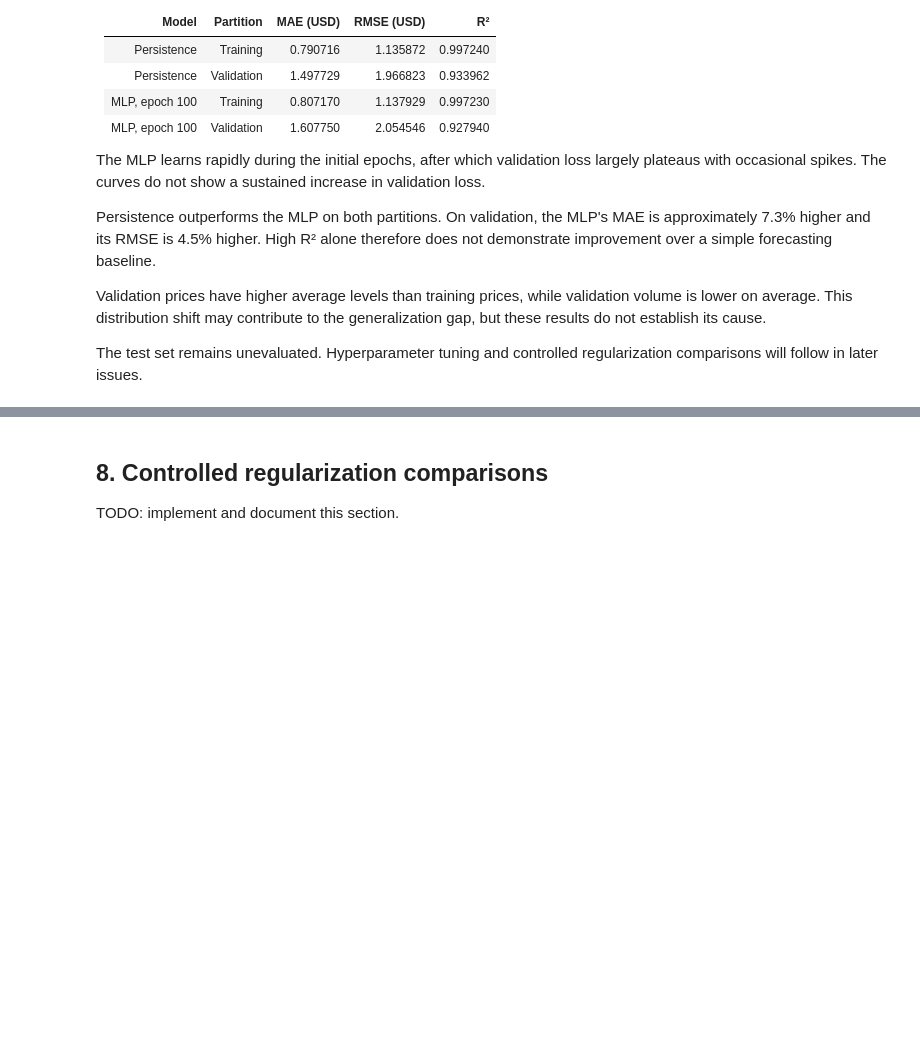
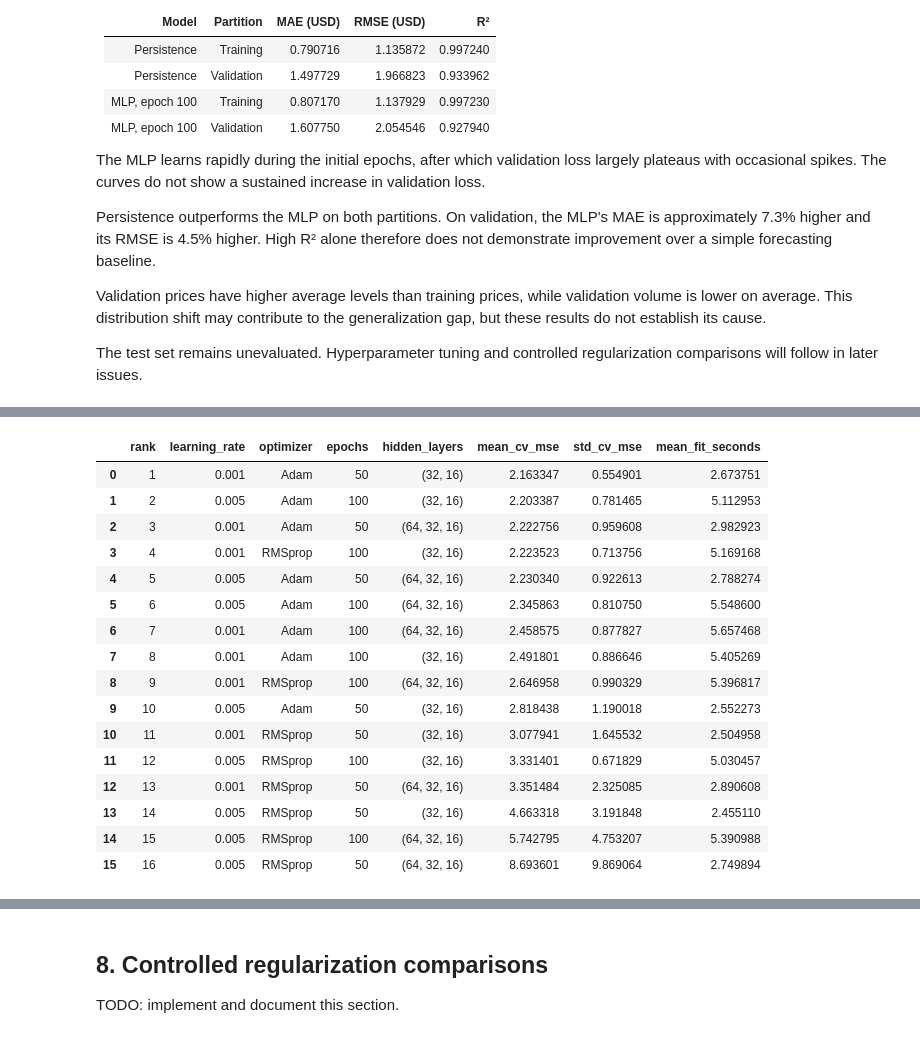
Before and after one commit to soulaimane-22/Deep-Learning-Lab1, a Jupyter notebook: notebooks/01_regression.ipynb, the cells around one changed output, grey strips where cells are left out. Saved outputs shown, nothing was run; the diff lists cells and outputs as text; code cells hidden in the pictures; blank space fills up the shorter version.

```diff
--- a/notebooks/01_regression.ipynb
+++ b/notebooks/01_regression.ipynb
@@ -1408,0 +1608,55 @@ TODO: implement and document this section.
+# %%
+import time
+
+grid_search = GridSearchCV(
+    estimator=search_estimator,
+    param_grid=param_grid,
+    scoring="neg_mean_squared_error",
+    cv=cv_splits,
+    refit=True,
+    n_jobs=1,
+    error_score="raise",
+    return_train_score=True,
+    verbose=2,
+)
+
+search_start = time.perf_counter()
+grid_search.fit(X_search_raw, y_search_raw)
+search_seconds = time.perf_counter() - search_start
+
+cv_results = pd.DataFrame(grid_search.cv_results_)
+
+assert len(cv_results) == len(candidates)
+assert np.isfinite(cv_results["mean_test_score"]).all()
+
+cv_results.to_csv(
+    RESULTS_DIR / "aapl_gridsearch_cv_results.csv",
+    index=False,
+)
+
+search_ranking = pd.DataFrame({
+    "rank": cv_results["rank_test_score"],
+    "learning_rate": cv_results["param_regressor__net__lr"].astype(float),
+    "optimizer": [
+        optimizer.__name__
+        for optimizer in cv_results["param_regressor__net__optimizer"]
+    ],
+    "epochs": cv_results["param_regressor__net__max_epochs"].astype(int),
+    "hidden_layers": cv_results[
+        "param_regressor__net__module__hidden_sizes"
+    ].map(str),
+    "mean_cv_mse": -cv_results["mean_test_score"],
+    "std_cv_mse": cv_results["std_test_score"],
+    "mean_fit_seconds": cv_results["mean_fit_time"],
+}).sort_values(["rank", "mean_fit_seconds"]).reset_index(drop=True)
+
+search_ranking.to_csv(
+    RESULTS_DIR / "aapl_gridsearch_ranking.csv",
+    index=False,
+)
+
+print(f"\nSearch completed in {search_seconds / 60:.2f} minutes.")
+print("Best parameters:", grid_search.best_params_)
+print(f"Best mean CV MSE: {-grid_search.best_score_:.6f} USD²")
+display(search_ranking.round(6))
+# %% [output]
@@ -1408,0 +1680,17 @@ TODO: implement and document this section.
+|  | rank | learning_rate | optimizer | epochs | hidden_layers | mean_cv_mse | std_cv_mse | mean_fit_seconds |
+| 0 | 1 | 0.001 | Adam | 50 | (32, 16) | 2.163347 | 0.554901 | 2.673751 |
+| 1 | 2 | 0.005 | Adam | 100 | (32, 16) | 2.203387 | 0.781465 | 5.112953 |
+| 2 | 3 | 0.001 | Adam | 50 | (64, 32, 16) | 2.222756 | 0.959608 | 2.982923 |
+| 3 | 4 | 0.001 | RMSprop | 100 | (32, 16) | 2.223523 | 0.713756 | 5.169168 |
+| 4 | 5 | 0.005 | Adam | 50 | (64, 32, 16) | 2.230340 | 0.922613 | 2.788274 |
+| 5 | 6 | 0.005 | Adam | 100 | (64, 32, 16) | 2.345863 | 0.810750 | 5.548600 |
+| 6 | 7 | 0.001 | Adam | 100 | (64, 32, 16) | 2.458575 | 0.877827 | 5.657468 |
+| 7 | 8 | 0.001 | Adam | 100 | (32, 16) | 2.491801 | 0.886646 | 5.405269 |
+| 8 | 9 | 0.001 | RMSprop | 100 | (64, 32, 16) | 2.646958 | 0.990329 | 5.396817 |
+| 9 | 10 | 0.005 | Adam | 50 | (32, 16) | 2.818438 | 1.190018 | 2.552273 |
+| 10 | 11 | 0.001 | RMSprop | 50 | (32, 16) | 3.077941 | 1.645532 | 2.504958 |
+| 11 | 12 | 0.005 | RMSprop | 100 | (32, 16) | 3.331401 | 0.671829 | 5.030457 |
+| 12 | 13 | 0.001 | RMSprop | 50 | (64, 32, 16) | 3.351484 | 2.325085 | 2.890608 |
+| 13 | 14 | 0.005 | RMSprop | 50 | (32, 16) | 4.663318 | 3.191848 | 2.455110 |
+| 14 | 15 | 0.005 | RMSprop | 100 | (64, 32, 16) | 5.742795 | 4.753207 | 5.390988 |
+| 15 | 16 | 0.005 | RMSprop | 50 | (64, 32, 16) | 8.693601 | 9.869064 | 2.749894 |
```
Also changed, not shown: parts of 16 cells of this notebook, 11 other files.
